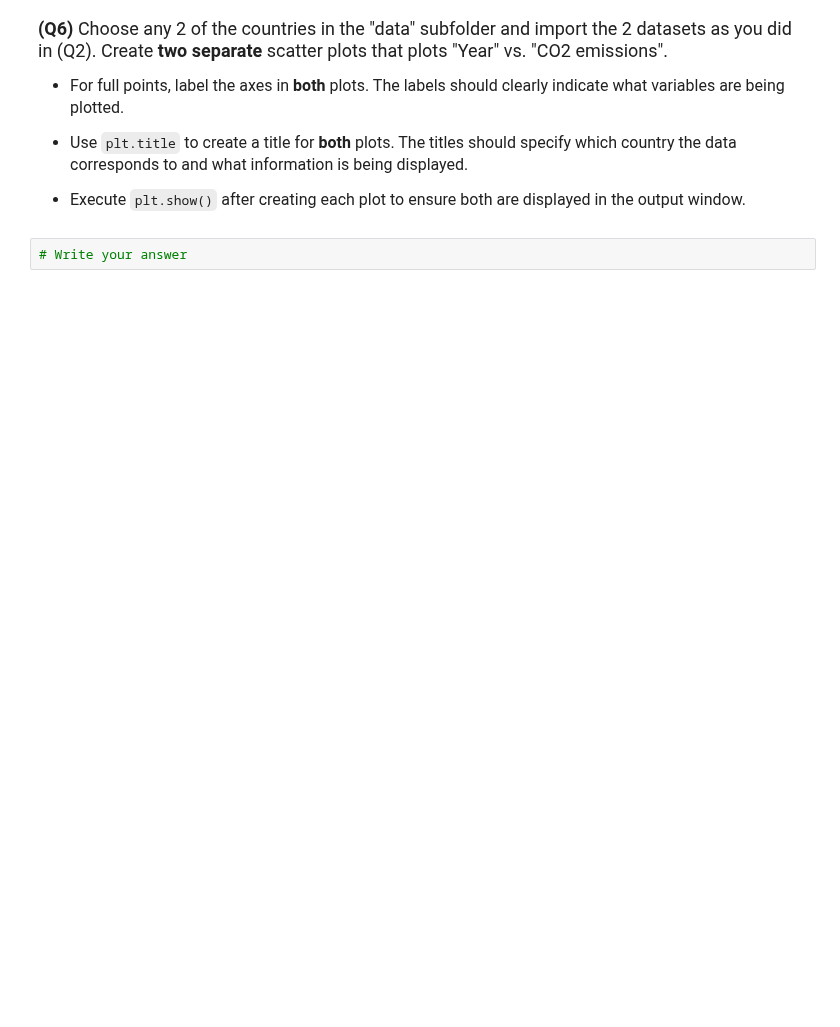
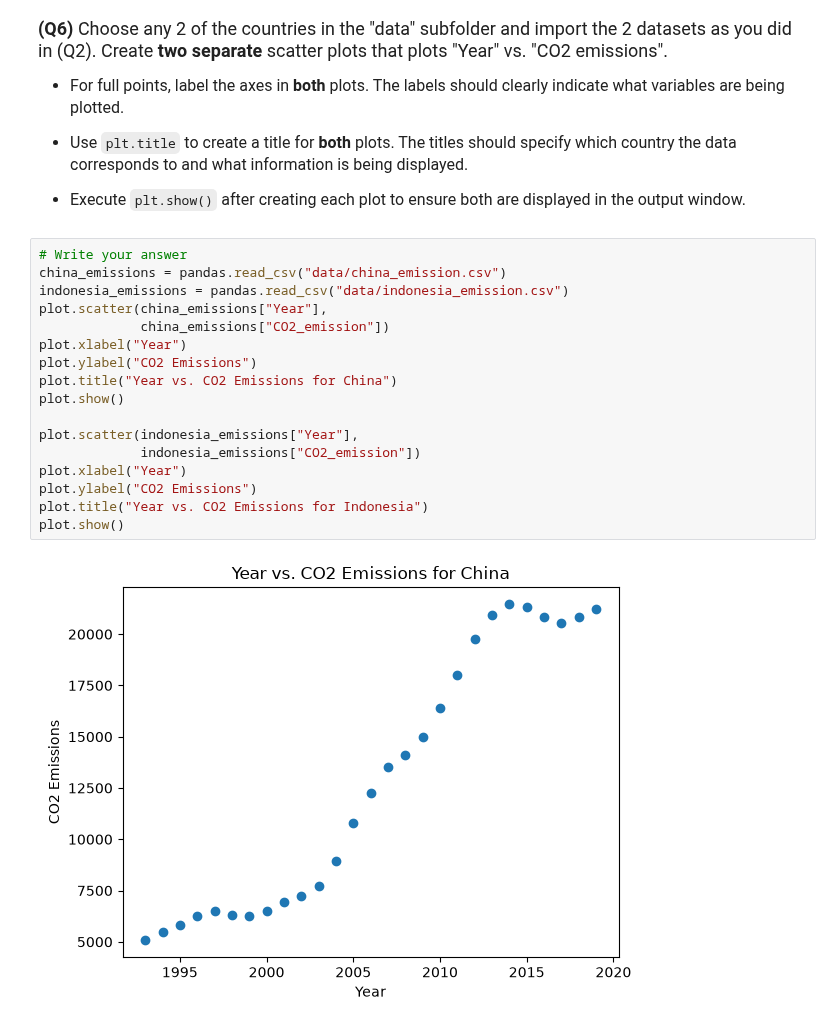
Before and after one commit to Ashleyli1230/datasci151fall2026, a Jupyter notebook: _assignments/assignment_2/Assignment2.ipynb, the cells around one changed output. Cells and saved outputs as stored; diff of their text form; blank space fills up the shorter version.

```diff
--- a/_assignments/assignment_2/Assignment2.ipynb
+++ b/_assignments/assignment_2/Assignment2.ipynb
@@ -114,5 +142,22 @@ us_emissions["CO2_emission"].describe()
 - Use `plt.title` to create a title for **both** plots. The titles should specify which country the data corresponds to and what information is being displayed.
 
 - Execute `plt.show()` after creating each plot to ensure both are displayed in the output window.
-# %%
-# Write your answer
+# %%
+# Write your answer
+china_emissions = pandas.read_csv("data/china_emission.csv")
+indonesia_emissions = pandas.read_csv("data/indonesia_emission.csv")
+plot.scatter(china_emissions["Year"],
+             china_emissions["CO2_emission"])
+plot.xlabel("Year")
+plot.ylabel("CO2 Emissions")
+plot.title("Year vs. CO2 Emissions for China")
+plot.show()
+
+plot.scatter(indonesia_emissions["Year"],
+             indonesia_emissions["CO2_emission"])
+plot.xlabel("Year")
+plot.ylabel("CO2 Emissions")
+plot.title("Year vs. CO2 Emissions for Indonesia")
+plot.show()
+# %% [output]
+[figure, added]
```
Also changed, not shown: parts of 7 cells of this notebook.
